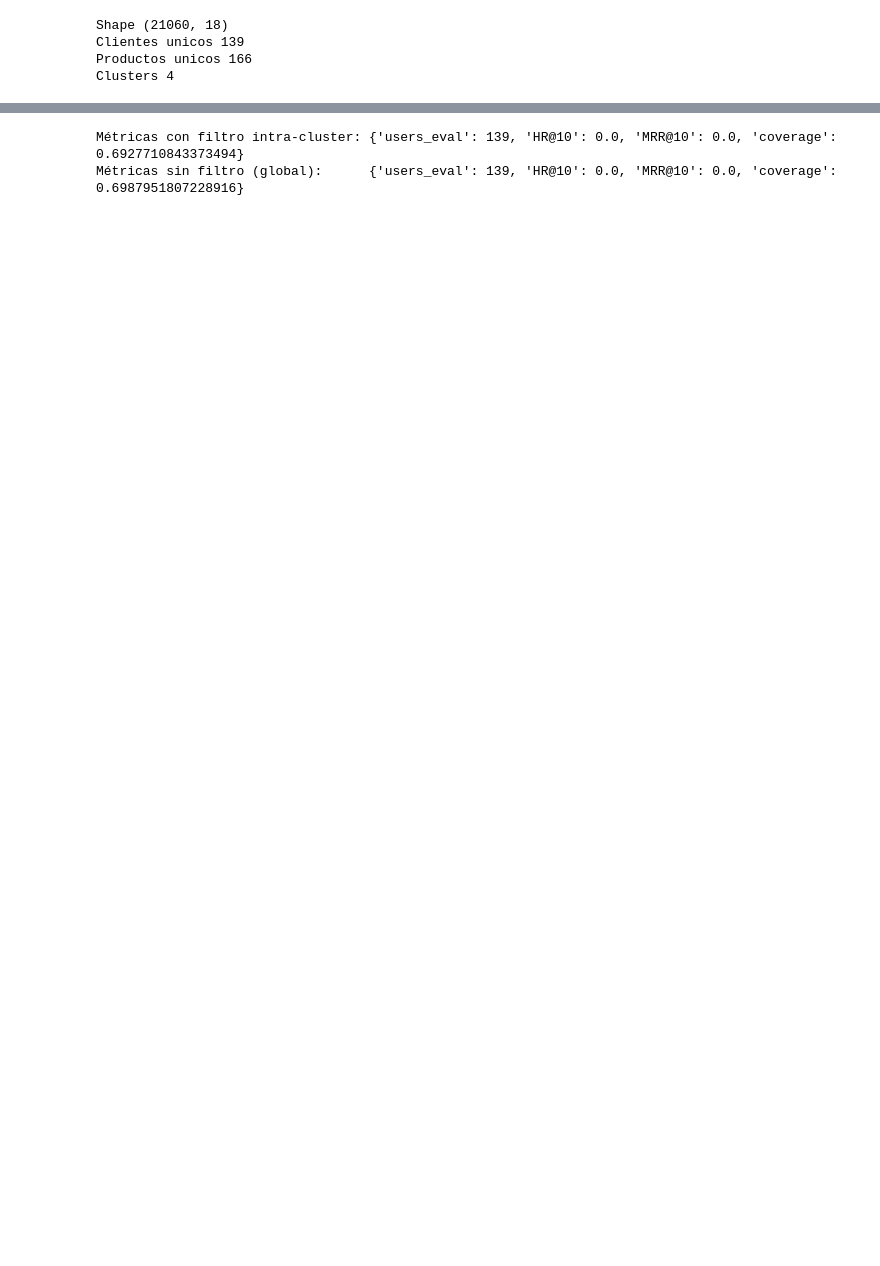
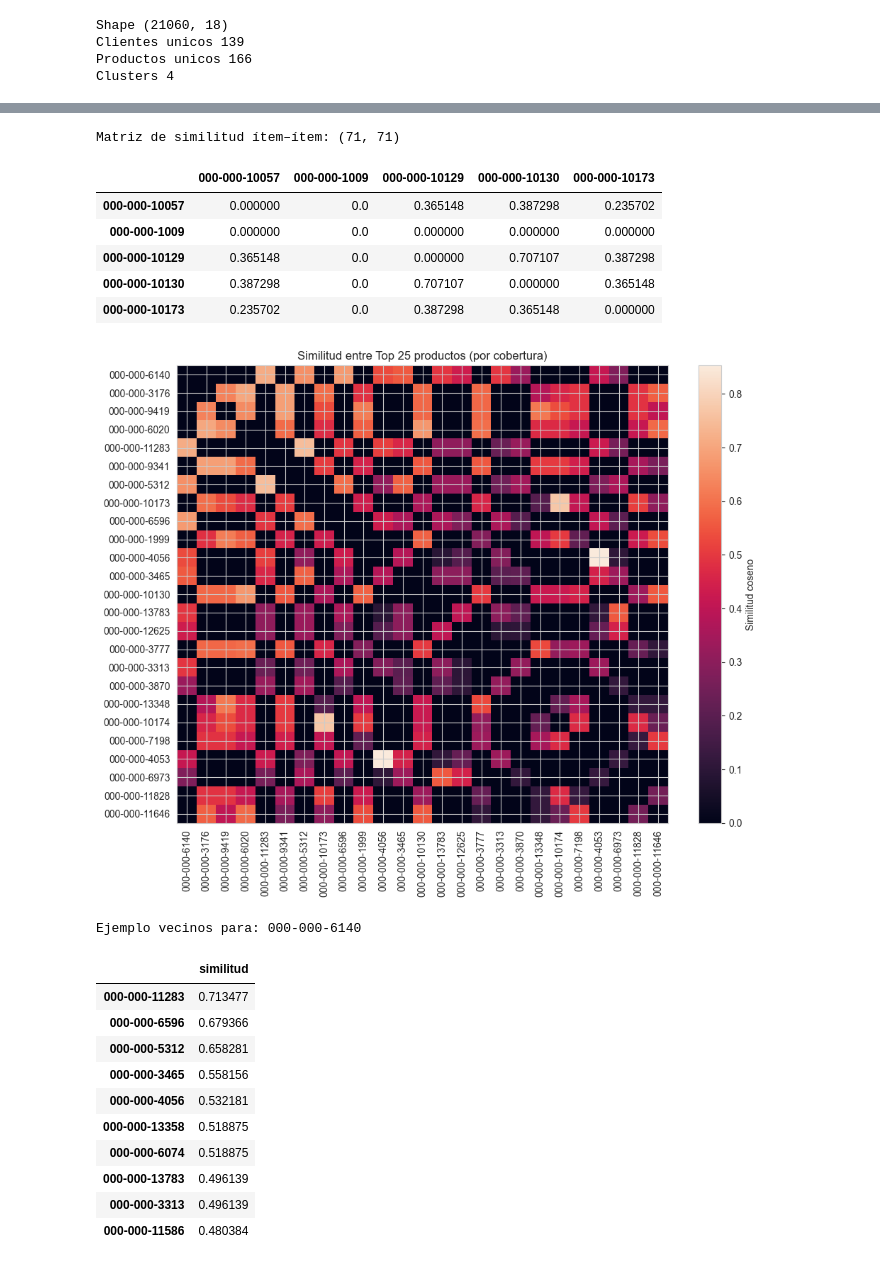
Before and after one commit to SantiagoCastellanos14/m11-practico1-eda, a Jupyter notebook: notebooks/practico_3_eda.ipynb, the cells around one changed output, grey strips where cells are left out. Saved outputs shown, nothing was run; the diff lists cells and outputs as text; code cells hidden in the pictures; blank space fills up the shorter version.

```diff
--- a/notebooks/practico_3_eda.ipynb
+++ b/notebooks/practico_3_eda.ipynb
@@ -498,4 +604,71 @@ Clientes: 139 | Productos: 166
 # %%
+# Similitud ítem–ítem (coseno) y chequeo visual
+
+from sklearn.metrics.pairwise import cosine_similarity
+
+# Similitud coseno entre columnas (productos)
+# transponemos: items × entities
+S = cosine_similarity(X.T)   # shape: (n_items, n_items)
+np.fill_diagonal(S, 0.0)     # quitamos la auto-similitud
+S = np.nan_to_num(S, nan=0.0, posinf=0.0, neginf=0.0)
+
+S_df = pd.DataFrame(S, index=items, columns=items)
+
+print("Matriz de similitud ítem–ítem:", S_df.shape)
+display(S_df.iloc[:5, :5])
+
+# Mapa de calor para los Top-N productos por popularidad
+N = 25
+top_items = (
+    (matrix > 0).sum(axis=0)        # número de entidades que compraron cada producto
+    .sort_values(ascending=False)
+    .head(N).index
+)
+plt.figure(figsize=(10,8))
+plt.imshow(S_df.loc[top_items, top_items].values, aspect='auto')
+plt.colorbar(label='Similitud coseno')
+plt.title(f"Similitud entre Top {N} productos (por cobertura)")
+plt.xticks(ticks=np.arange(len(top_items)), labels=top_items, rotation=90)
+plt.yticks(ticks=np.arange(len(top_items)), labels=top_items)
+plt.tight_layout()
+plt.show()
+
+#función para consultar vecinos similares de un producto
+def recomendar_similares(producto, k=10, min_sim=0.0):
+    """
+    Retorna los k productos más similares a 'producto' según coseno.
+    - min_sim: umbral mínimo de similitud para filtrar ruido.
+    """
+    if producto not in S_df.index:
+        raise ValueError(f"Producto {producto} no está en la matriz.")
+    sims = S_df.loc[producto].copy()
+    out = (sims[sims >= min_sim]
+           .sort_values(ascending=False)
+           .head(k))
+    return out.to_frame(name='similitud')
+
+# ejemplo
+ejemplo = top_items[0] if len(top_items) > 0 else items[0]
+print("Ejemplo vecinos para:", ejemplo)
+display(recomendar_similares(ejemplo, k=10, min_sim=0.05))
 # %% [output]
-Métricas con filtro intra-cluster: {'users_eval': 139, 'HR@10': 0.0, 'MRR@10': 0.0, 'coverage': 0.6927710843373494}
-Métricas sin filtro (global):      {'users_eval': 139, 'HR@10': 0.0, 'MRR@10': 0.0, 'coverage': 0.6987951807228916}
+Matriz de similitud ítem–ítem: (71, 71)
+|  | 000-000-10057 | 000-000-1009 | 000-000-10129 | 000-000-10130 | 000-000-10173 |
+| 000-000-10057 | 0.000000 | 0.0 | 0.365148 | 0.387298 | 0.235702 |
+| 000-000-1009 | 0.000000 | 0.0 | 0.000000 | 0.000000 | 0.000000 |
+| 000-000-10129 | 0.365148 | 0.0 | 0.000000 | 0.707107 | 0.387298 |
+| 000-000-10130 | 0.387298 | 0.0 | 0.707107 | 0.000000 | 0.365148 |
+| 000-000-10173 | 0.235702 | 0.0 | 0.387298 | 0.365148 | 0.000000 |
+[figure, added]
+Ejemplo vecinos para: 000-000-6140
+|  | similitud |
+| 000-000-11283 | 0.713477 |
+| 000-000-6596 | 0.679366 |
+| 000-000-5312 | 0.658281 |
+| 000-000-3465 | 0.558156 |
+| 000-000-4056 | 0.532181 |
+| 000-000-13358 | 0.518875 |
+| 000-000-6074 | 0.518875 |
+| 000-000-13783 | 0.496139 |
+| 000-000-3313 | 0.496139 |
+| 000-000-11586 | 0.480384 |
```
Also changed, not shown: parts of 22 cells of this notebook, 3 other files.
